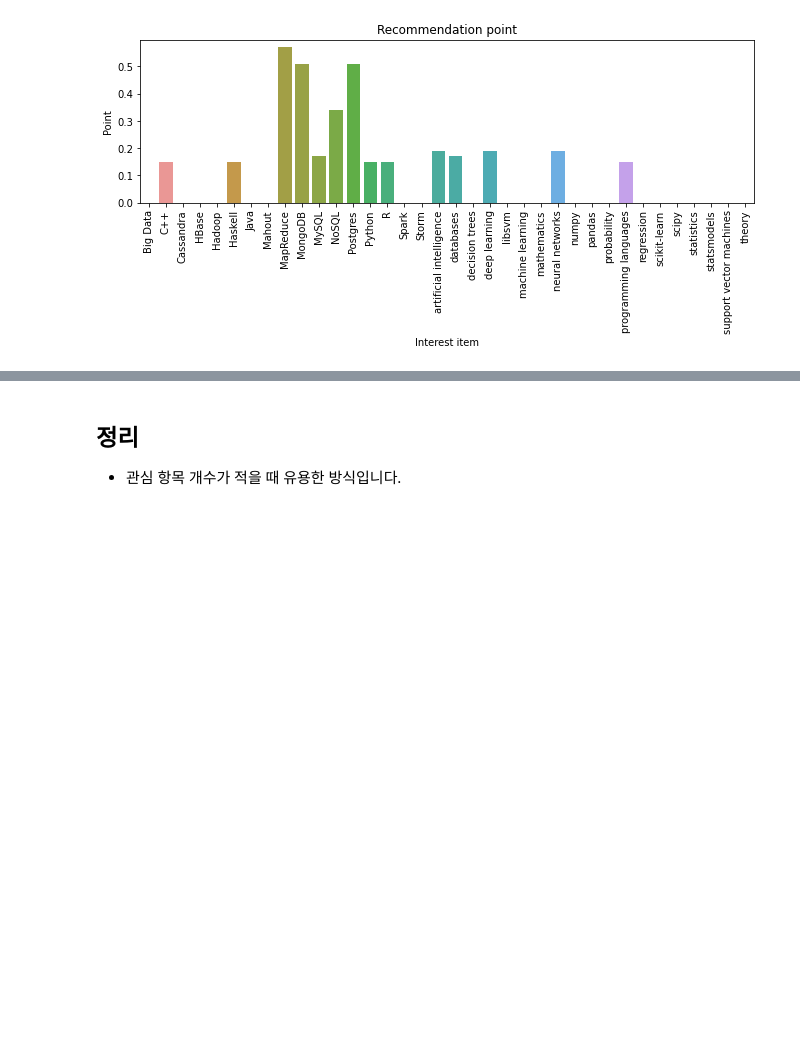
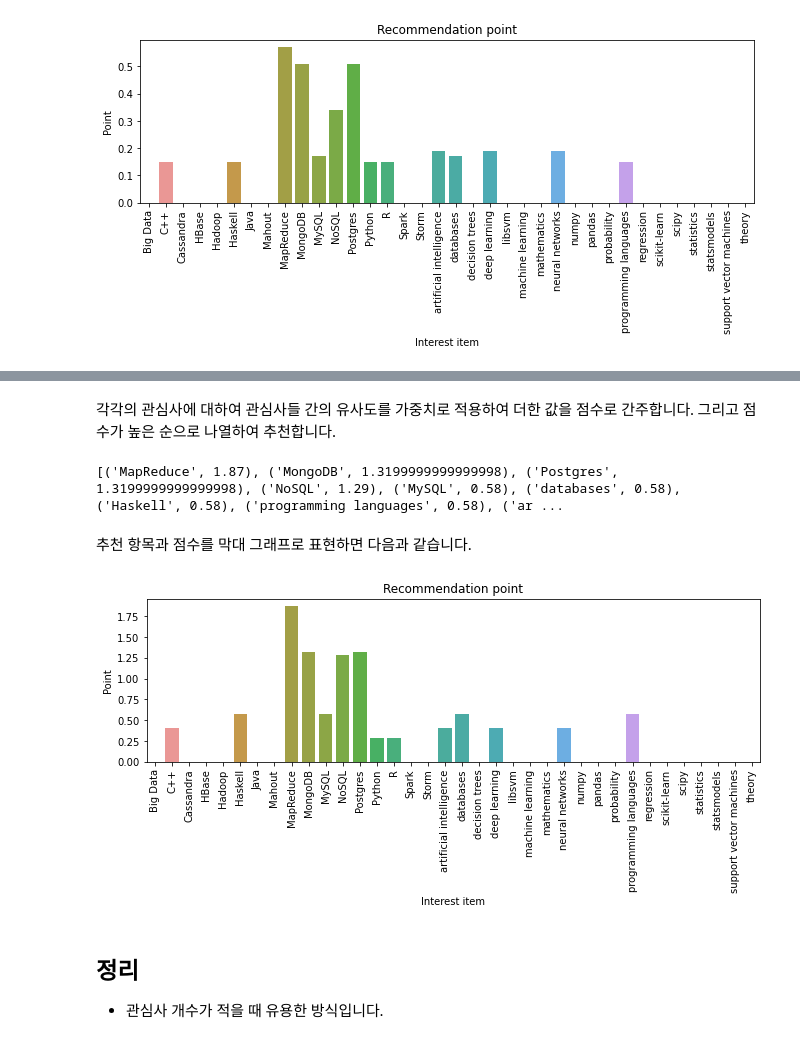
Before and after one commit to trvoid/ml-study, a Jupyter notebook: collaborative-filtering/collaborative_filtering.ipynb, the cells around one changed output, grey strips where cells are left out. Drawn from its saved outputs; the diff is of its cells as text; code cells hidden in the pictures; blank space fills up the shorter version.

```diff
--- a/collaborative-filtering/collaborative_filtering.ipynb
+++ b/collaborative-filtering/collaborative_filtering.ipynb
@@ -340,0 +341,2 @@ print(suggestions)
+# %% [markdown]
+각각의 관심사에 대하여 관심사들 간의 유사도를 가중치로 적용하여 더한 값을 점수로 간주합니다. 그리고 점수가 높은 순으로 나열하여 추천합니다.
@@ -341,4 +363,34 @@ print(suggestions)
+# %%
+suggestions = item_based_suggestions(0)
+print(suggestions)
+# %% [output]
+[('MapReduce', 1.87), ('MongoDB', 1.3199999999999998), ('Postgres', 1.3199999999999998), ('NoSQL', 1.29), ('MySQL', 0.58), ('databases', 0.58), ('Haskell', 0.58), ('programming languages', 0.58), ('ar ...
+# %% [markdown]
+추천 항목과 점수를 막대 그래프로 표현하면 다음과 같습니다.
+# %%
+points = []
+for interest in unique_interests:
+    point = 0
+    for suggestion in suggestions:
+        if suggestion[0] == interest:
+            point += suggestion[1]
+    points.append(point)
+
+plt.figure(figsize=(11, 3))
+ax = plt.axes()
+
+sns.barplot(x=unique_interests, y=points)
+
+ax.set_xticklabels(unique_interests, rotation=90)
+ax.set_xlabel("Interest item")
+ax.set_ylabel("Point")
+
+plt.title("Recommendation point")
+
+plt.show()
+# %% [output]
+[figure, added]
 # %% [markdown]
 ## 정리
 
-* 관심 항목 개수가 적을 때 유용한 방식입니다.
+* 관심사 개수가 적을 때 유용한 방식입니다.
```
Also changed, not shown: parts of 31 cells of this notebook.
